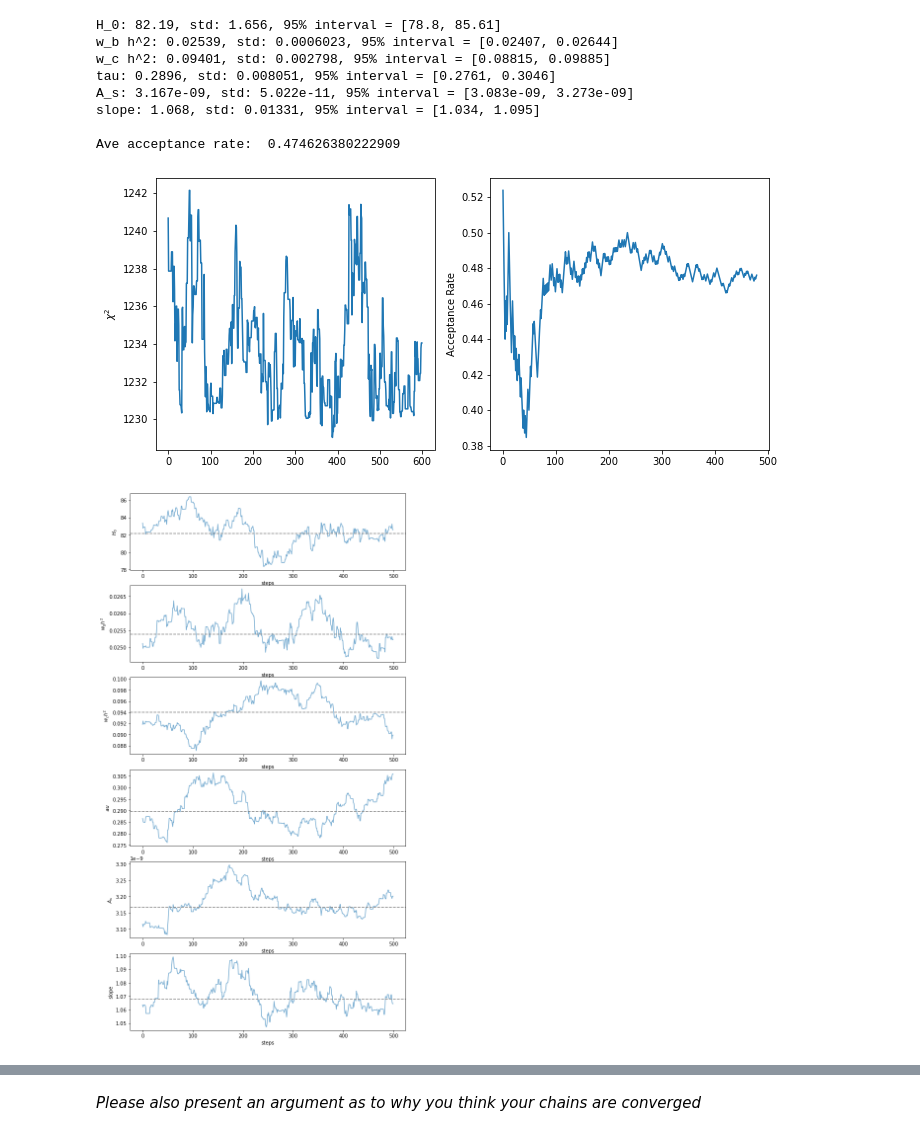
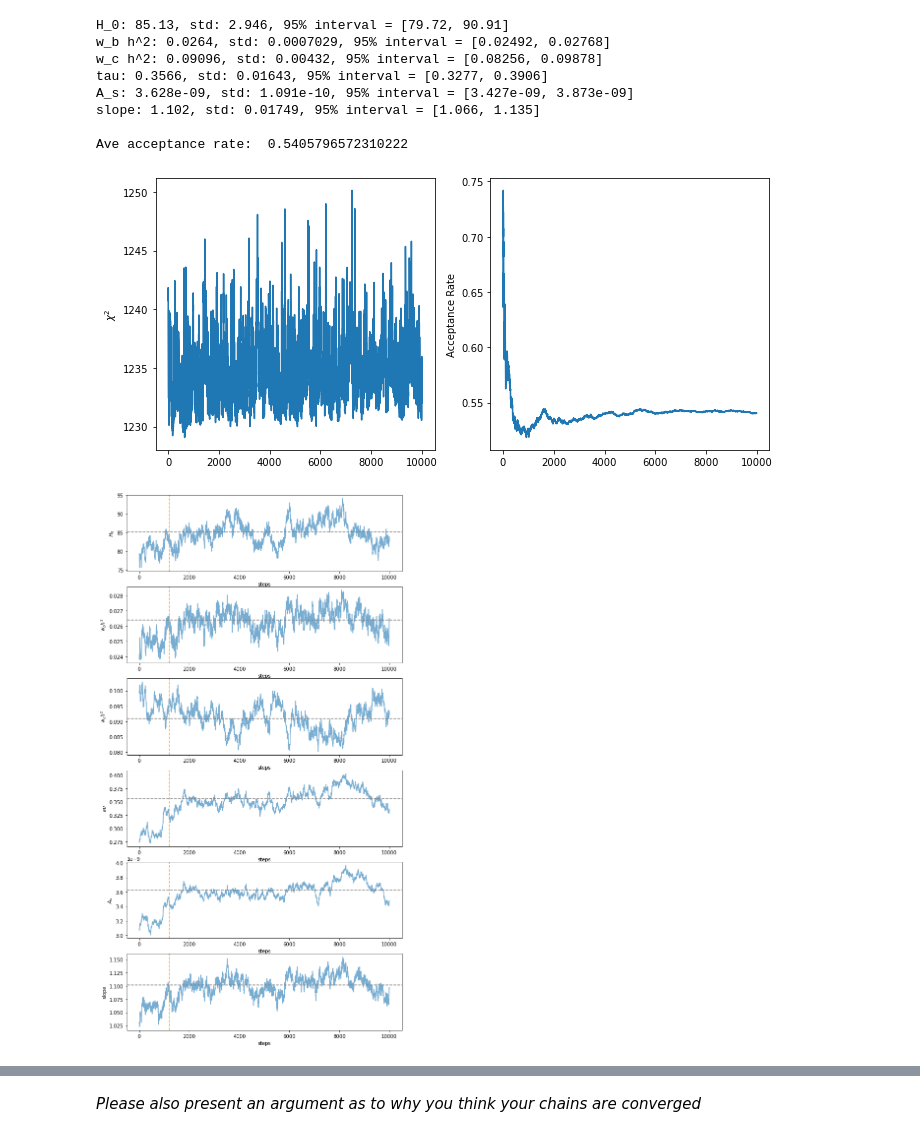
Before and after one commit to eklem1/Phys512_EK, a Jupyter notebook: PS3/PS3_A4-5_results.ipynb, the cells around one changed output, grey strips where cells are left out. Drawn from its saved outputs; the diff is of its cells as text; code cells hidden in the pictures.

```diff
--- a/PS3/PS3_A4-5_results.ipynb
+++ b/PS3/PS3_A4-5_results.ipynb
@@ -13,11 +11,11 @@ import corner
 variable_names = ['H_0', 'w_b h^2', 'w_c h^2', 'tau', 'A_s', 'slope']
 
 #prints out values, std errors and 95% confidence interval for given chain
-def printVals(chain):
-    pars_new=np.mean(chain[20:,:], axis=0)
-    std_new=np.std(chain[20:,:], axis=0)
+def printVals(chain, burnIn):
+    pars_new=np.mean(chain[burnIn:,:], axis=0)
+    std_new=np.std(chain[burnIn:,:], axis=0)
 
-    sortedChains = np.sort(np.transpose(chain), axis=1)
+    sortedChains = np.sort(np.transpose(chain[burnIn:, :]), axis=1)
 
     for i, e in enumerate(pars_new):
 
@@ -57,49 +29,60 @@ AR1 = np.loadtxt("MCMCrun_AR.txt")
+# %%
+#loading MCMC saved chains
+
+#10000 steps
+chain1 = np.loadtxt("MCMCrun_chains5.txt")
+chi1 = np.loadtxt("MCMCrun_chi5.txt")
+AR1 = np.loadtxt("MCMCrun_AR5.txt")
 # %%
 #get means and stds of chains
-pars_new=np.mean(chain1[20:,:], axis=0)
-std_new=np.std(chain1[20:,:], axis=0)
+burnIn = 1200
+
+pars_new=np.mean(chain1[burnIn:,:], axis=0)
+std_new=np.std(chain1[burnIn:,:], axis=0)
 # print("Resulting values: ", pars_new, "with std", std_new )
 
-printVals(chain1)
+printVals(chain1, burnIn)
 print("\nAve acceptance rate: ", np.mean(AR1))
 
 #transpose chains for ease
 paths = np.transpose(chain1)
 
 #plot chi^2 and acceptance rate
 fig, ax = plt.subplots(1, 2, figsize=(11,5))
 ax[0].plot(chi1[:])
 ax[0].set_ylabel("$\chi^2$")
 
 ax[1].plot(AR1[20:])
 ax[1].set_ylabel("Acceptance Rate")
 
 plt.show()
 
 #plot all the chains
 variables = ['$H_0$', '$w_bh^2$', '$w_ch^2$', '$\tau$', '$A_s$', 'slope']
 
 fig, ax = plt.subplots(6, 1, figsize=(10,20))
 axs = ax.flatten()
 
 for i, vchain in enumerate(paths):
-    axs[i].plot(vchain[100:], alpha=0.6)
+    axs[i].plot(vchain[:], alpha=0.6)
 #     axs[i].set_title(variables[i])
-    axs[i].axhline(pars_new[i], color='grey', ls="--", label="std")
+    axs[i].axhline(pars_new[i], color='grey', ls="--", label="mean")
+    axs[i].axvline(burnIn, color='orange', ls="--", label="burn in")
+
     axs[i].set_xlabel('steps')
     axs[i].set_ylabel(variables[i])
 
 plt.show()
 # %% [output]
-H_0: 82.19, std: 1.656, 95% interval = [78.8, 85.61]
-w_b h^2: 0.02539, std: 0.0006023, 95% interval = [0.02407, 0.02644]
-w_c h^2: 0.09401, std: 0.002798, 95% interval = [0.08815, 0.09885]
-tau: 0.2896, std: 0.008051, 95% interval = [0.2761, 0.3046]
-A_s: 3.167e-09, std: 5.022e-11, 95% interval = [3.083e-09, 3.273e-09]
-slope: 1.068, std: 0.01331, 95% interval = [1.034, 1.095]
+H_0: 85.13, std: 2.946, 95% interval = [79.72, 90.91]
+w_b h^2: 0.0264, std: 0.0007029, 95% interval = [0.02492, 0.02768]
+w_c h^2: 0.09096, std: 0.00432, 95% interval = [0.08256, 0.09878]
+tau: 0.3566, std: 0.01643, 95% interval = [0.3277, 0.3906]
+A_s: 3.628e-09, std: 1.091e-10, 95% interval = [3.427e-09, 3.873e-09]
+slope: 1.102, std: 0.01749, 95% interval = [1.066, 1.135]
 
-Ave acceptance rate:  0.474626380222909
+Ave acceptance rate:  0.5405796572310222
-[figure, old version]
+[figure, new version]
-[figure, old version]
+[figure, new version]
 # %%
 #corner plot to look at all the parameter corelation as histograms
```
Also changed, not shown: parts of 18 cells of this notebook, 2 other files.
